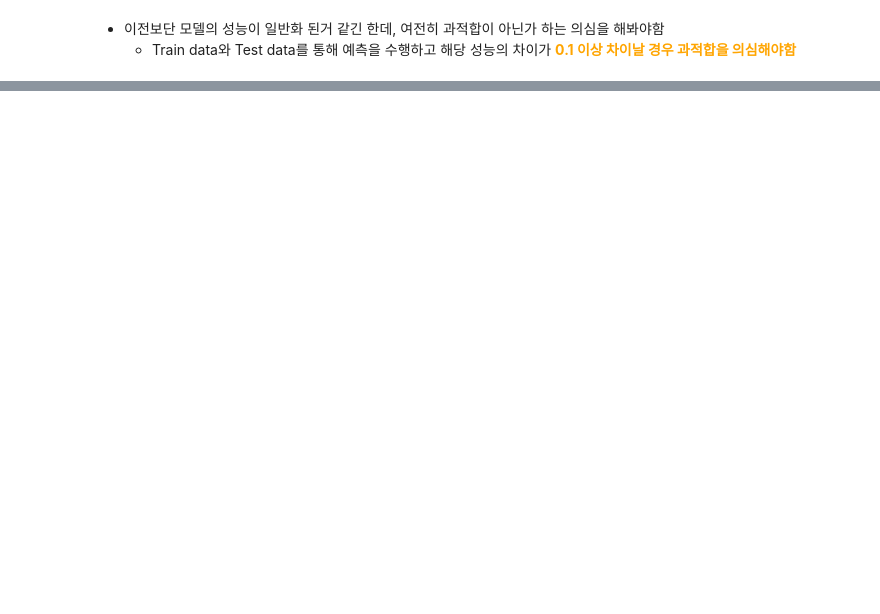
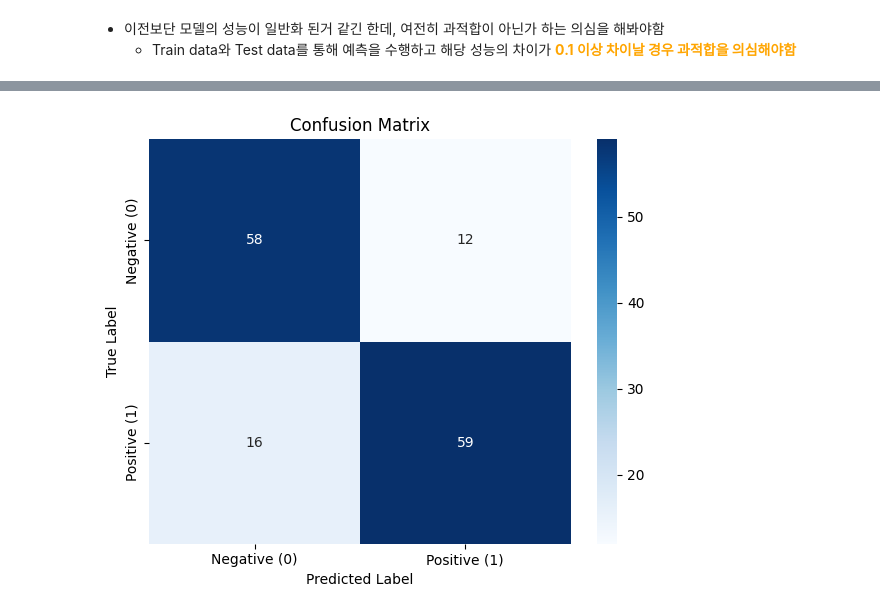
Before and after one commit to pjjongho/NEXON_API, a Jupyter notebook: SA/analysis/data_eda.ipynb, the cells around one changed output, grey strips where cells are left out. Cells and saved outputs as stored; diff of their text form; code cells hidden in the pictures; blank space fills up the shorter version.

```diff
--- a/SA/analysis/data_eda.ipynb
+++ b/SA/analysis/data_eda.ipynb
@@ -346,0 +338,2 @@ Confusion Matrix:
+# %%
+X.drop('manner_score', axis=1, inplace=True)
@@ -346,0 +352,15 @@ Confusion Matrix:
+# %%
+# K-Fold 정의 5개로
+cv = StratifiedKFold(n_splits=5, shuffle=True, random_state=42)
+
+# 모델은 그대로 random forest
+rf = RandomForestClassifier(random_state=42)
+
+# GridSearchCV 정의
+scorer = make_scorer(f1_score)
+
+grid_search = GridSearchCV(estimator=rf, param_grid=param_grid, cv=cv,
+                           scoring=scorer, n_jobs=-1, verbose=2)
+
+# 모델 학습
+grid_search.fit(X_train, y_train)
@@ -346,0 +377,3 @@ Confusion Matrix:
+# %%
+print("Best Parameters:", grid_search.best_params_)
+best_model = grid_search.best_estimator_
@@ -346,0 +382,9 @@ Confusion Matrix:
+# %%
+# 예측
+y_pred = best_model.predict(X_test)
+
+# 평가
+print("Accuracy:", accuracy_score(y_test, y_pred))
+print("F1 Score:", f1_score(y_test, y_pred))
+print("\nClassification Report:\n", classification_report(y_test, y_pred))
+print("\nConfusion Matrix:\n", confusion_matrix(y_test, y_pred))
@@ -346,0 +409,15 @@ Confusion Matrix:
+# %%
+cm = confusion_matrix(y_test, y_pred)
+labels = ['Negative (0)', 'Positive (1)']
+
+# 시각화
+plt.figure(figsize=(6,5))
+sns.heatmap(cm, annot=True, fmt='d', cmap='Blues',
+            xticklabels=labels, yticklabels=labels)
+plt.xlabel('Predicted Label')
+plt.ylabel('True Label')
+plt.title('Confusion Matrix')
+plt.tight_layout()
+plt.show()
+# %% [output]
+[figure, added]
```
Also changed, not shown: parts of 16 cells of this notebook.
